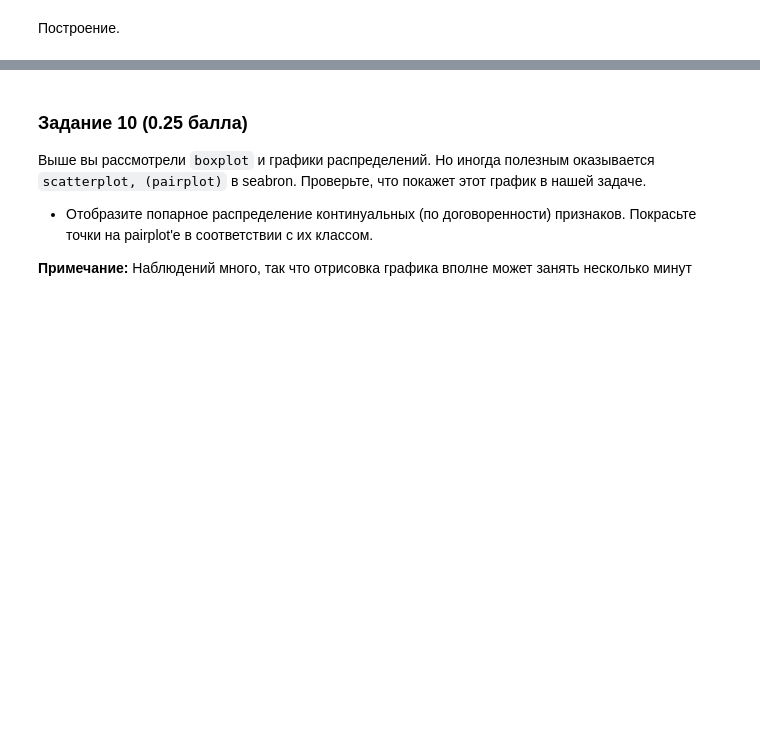
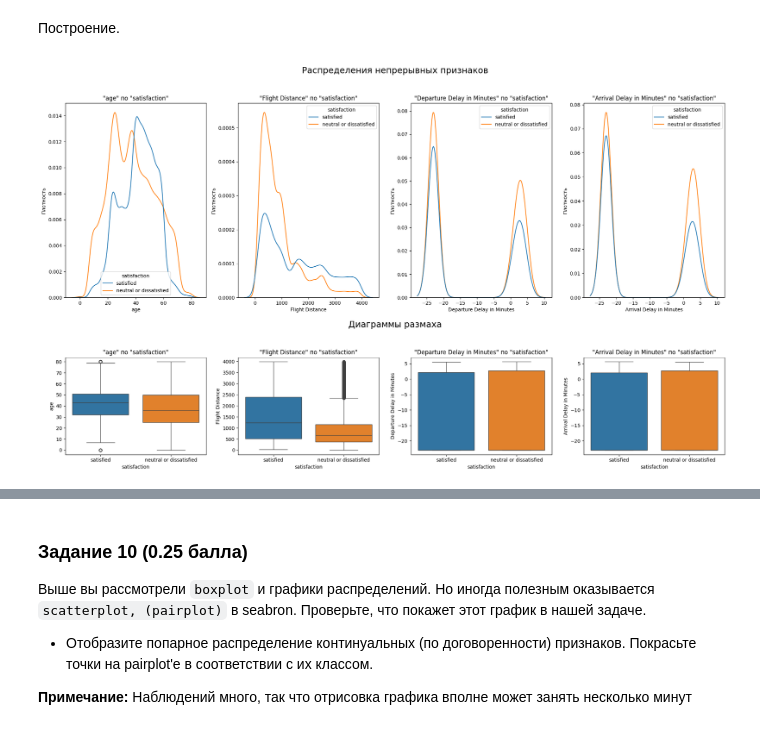
Before and after one commit to psaw/hse-ai24-ml, a Jupyter notebook: hw-4/AI_HW4_woodenML_base.ipynb, the cells around one changed output, grey strips where cells are left out. Cells and saved outputs as stored; diff of their text form; code cells hidden in the pictures; blank space fills up the shorter version.

```diff
--- a/hw-4/AI_HW4_woodenML_base.ipynb
+++ b/hw-4/AI_HW4_woodenML_base.ipynb
@@ -728,6 +728,10 @@ print("Размерность теста (не изменялась):", df_test_
 Размерность трейна после удаления выбросов: (71395, 22)
 Размерность валидации после удаления выбросов: (30600, 22)
 Размерность теста (не изменялась): (25905, 22)
+# %%
+X_train = X_train_filtered
+X_val = X_val_filtered
+df_test = df_test_imputed
 # %%
 assert df_test.shape == (25_905, 22)
 # %% [markdown]
@@ -813,4 +954,28 @@ X does not have valid feature names, but FunctionTransformer was fitted with fea
+# %%
+# Ваш код ниже
+
+# чтобы не бороться с нулями, добавим немного
+eps = 1e-10
+
+X_train_log = X_train.copy()
+X_val_log = X_val.copy()
+X_test_log = df_test.copy()
+
+X_train_log['Departure Delay in Minutes'] = np.log(X_train_log['Departure Delay in Minutes'] + eps)
+X_train_log['Arrival Delay in Minutes'] = np.log(X_train_log['Arrival Delay in Minutes'] + eps)
+
+X_val_log['Departure Delay in Minutes'] = np.log(X_val_log['Departure Delay in Minutes'] + eps)
+X_val_log['Arrival Delay in Minutes'] = np.log(X_val_log['Arrival Delay in Minutes'] + eps)
+
+X_test_log['Departure Delay in Minutes'] = np.log(X_test_log['Departure Delay in Minutes'] + eps)
+X_test_log['Arrival Delay in Minutes'] = np.log(X_test_log['Arrival Delay in Minutes'] + eps)
+
+# X_train = X_train_log
+# X_val = X_val_log
+# X_test = X_test_log
 # %% [markdown]
 Построение.
 # %%
-plot_continuous(continuous_cols, X_train, y_train)
+plot_continuous(continuous_cols, X_train_log, y_train)
+# %% [output]
+[figure, added]
```
Also changed, not shown: parts of 23 cells of this notebook.
